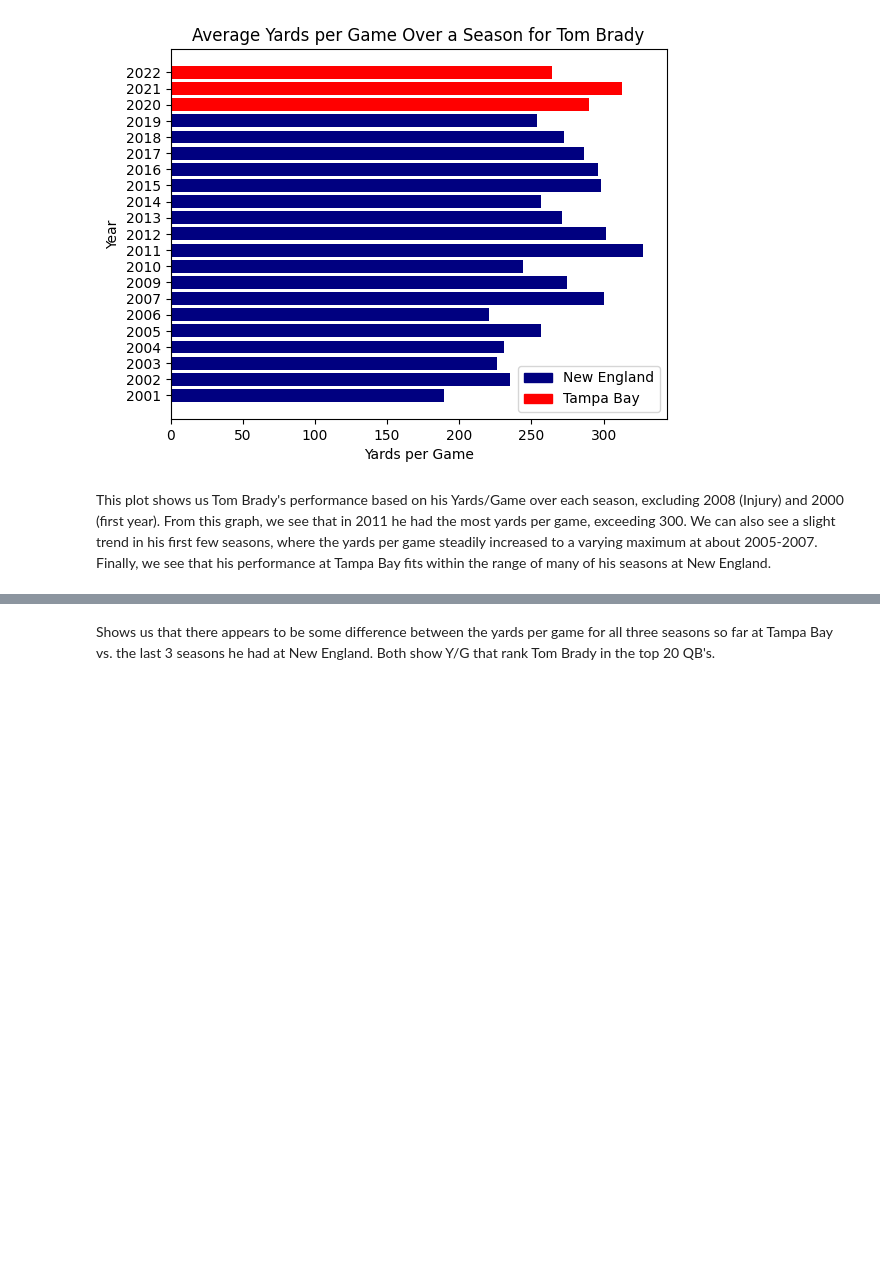
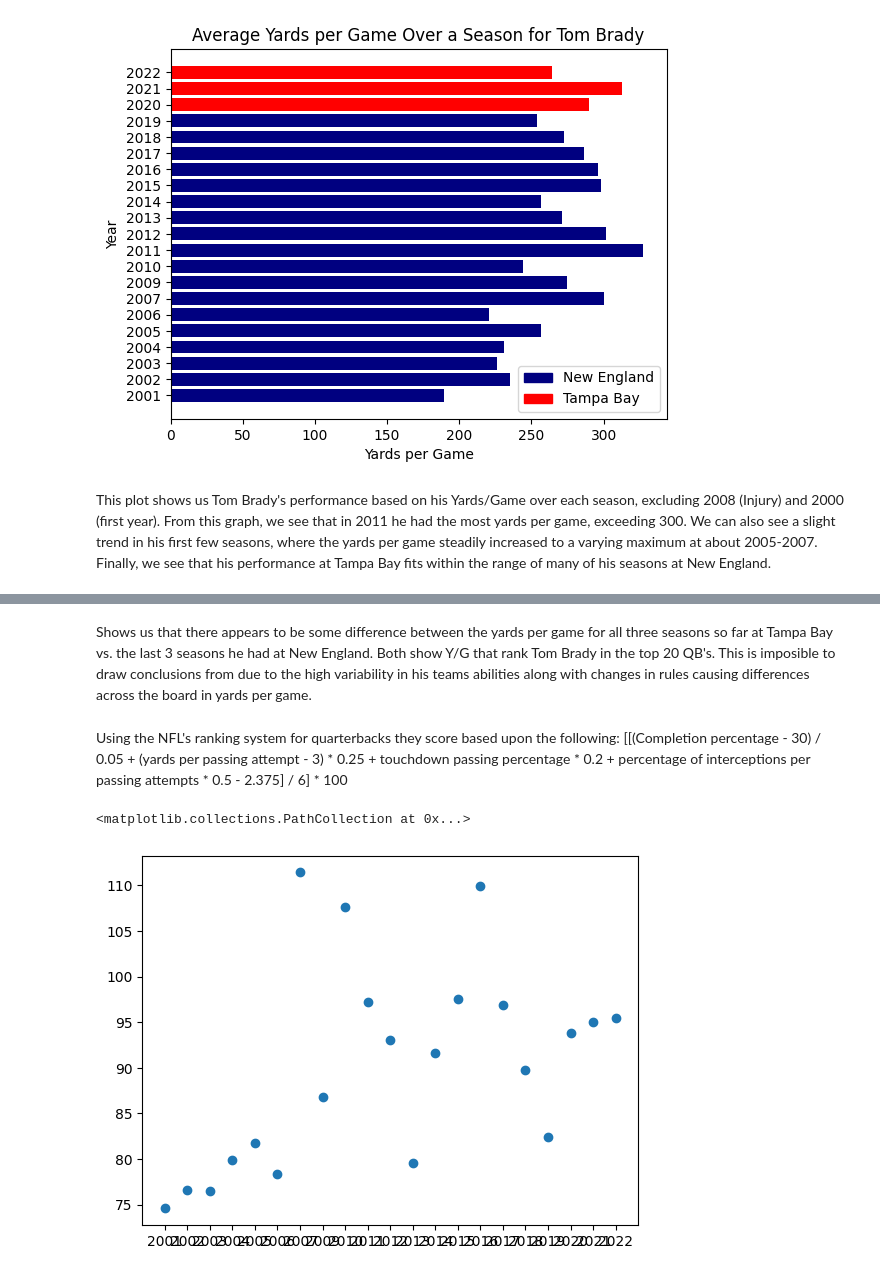
Before and after one commit to tandeUMICH/MDST_Tom_Brady, a Jupyter notebook: EDA.ipynb, the cells around one changed output, grey strips where cells are left out. Saved outputs shown, nothing was run; the diff lists cells and outputs as text; code cells hidden in the pictures; blank space fills up the shorter version.

```diff
--- a/EDA.ipynb
+++ b/EDA.ipynb
@@ -111,3 +112,11 @@ Text(0.5, 1.0, 'Yards per Game on Tampa Bay for all seasons vs. New England last
 [figure]
 # %% [markdown]
-Shows us that there appears to be some difference between the yards per game for all three seasons so far at Tampa Bay vs. the last 3 seasons he had at New England. Both show Y/G that rank Tom Brady in the top 20 QB's.
+Shows us that there appears to be some difference between the yards per game for all three seasons so far at Tampa Bay vs. the last 3 seasons he had at New England. Both show Y/G that rank Tom Brady in the top 20 QB's. This is imposible to draw conclusions from due to the high variability in his teams abilities along with changes in rules causing differences across the board in yards per game.
+# %% [markdown]
+Using the NFL's ranking system for quarterbacks they score based upon the following: [[(Completion percentage - 30) / 0.05 + (yards per passing attempt - 3) * 0.25 + touchdown passing percentage * 0.2 + percentage of interceptions per passing attempts * 0.5 - 2.375] / 6] * 100
+# %%
+df_sample["QBRate"] = ((((df_sample["Cmp%"] - 30) * 0.05) + ((df_sample["Y/A"] - 3) * 0.25) + (df_sample["TD%"] * 0.2) + (2.375 - (df_sample["Int%"] * 0.5))) / 6) * 100
+plt.scatter(df_sample["Year"], df_sample["QBRate"])
+# %% [output]
+<matplotlib.collections.PathCollection at 0x...>
+[figure, added]
```
Also changed, not shown: parts of 8 cells of this notebook, 4 other files.
